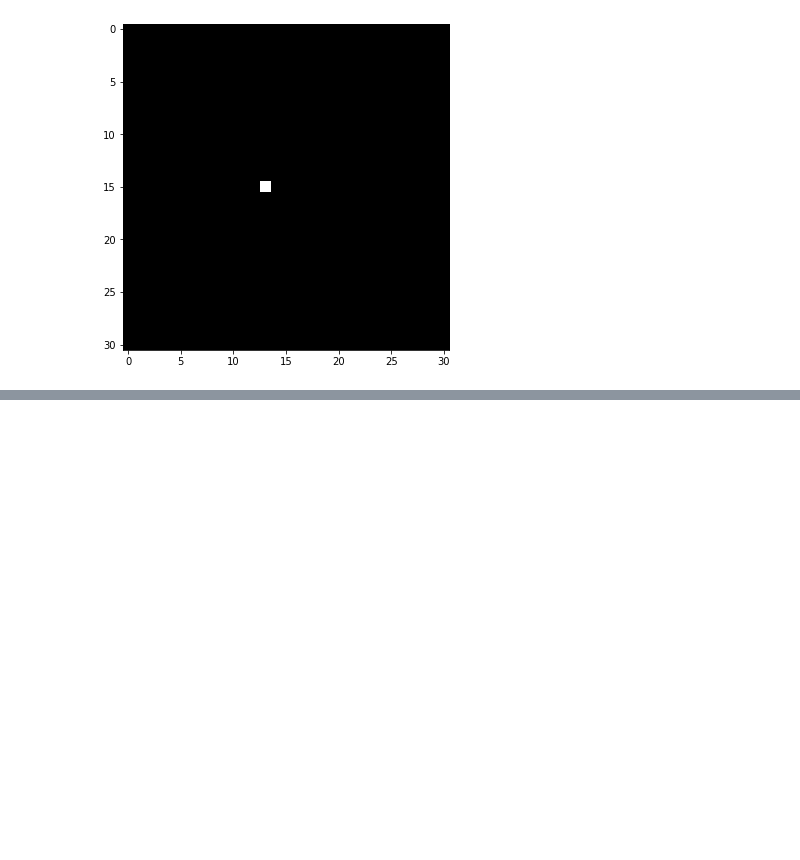
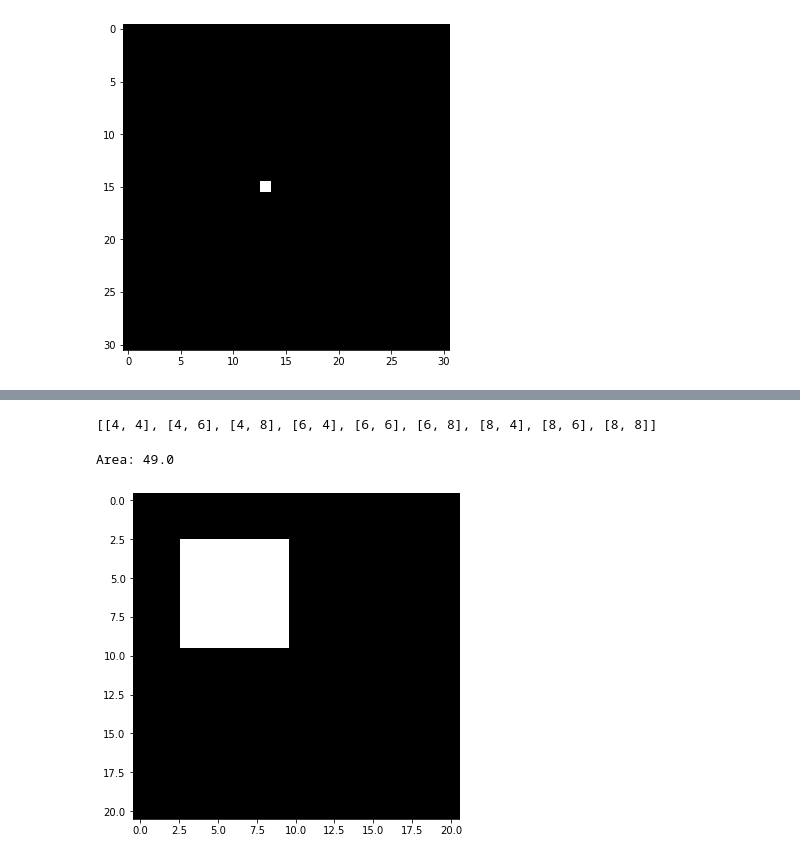
Before and after one commit to tranleanh/cnn-analysis, a Jupyter notebook: feature_pixel_to_input.ipynb, the cells around one changed output, grey strips where cells are left out. Saved outputs shown, nothing was run; the diff lists cells and outputs as text; code cells hidden in the pictures; blank space fills up the shorter version.

```diff
--- a/feature_pixel_to_input.ipynb
+++ b/feature_pixel_to_input.ipynb
@@ -147,0 +161,3 @@ Area in Layer 0: 121.0
+# %%
+def get_center_list(img):
+    return np.argwhere(img > 0)
@@ -147,0 +183,3 @@ Area in Layer 0: 121.0
+# %%
+center_lists = get_center_list(dummy)
+print(center_lists)
@@ -147,0 +196,11 @@ Area in Layer 0: 121.0
+# %%
+stride=2
+one_side = np.sqrt(len(center_lists))
+
+new_list = []
+
+index=0
+for i in range(int(one_side)):
+    for j in range(int(one_side)):
+        print(index, i, j, [center_lists[0][0]+i*stride, center_lists[0][1]+j*stride])
+        index+=1
@@ -147,0 +217,32 @@ Area in Layer 0: 121.0
+# %%
+def center_with_stride(center_lists, stride=2):
+    one_side = np.sqrt(len(center_lists))
+
+    new_list = []
+
+    index=0
+    for i in range(int(one_side)):
+        for j in range(int(one_side)):
+            new_list.append([center_lists[0][0]+i*stride, center_lists[0][1]+j*stride])
+            index+=1
+    return new_list
+# %%
+new_list = center_with_stride(center_lists, stride=2)
+print(new_list)
+# %% [output]
+[[4, 4], [4, 6], [4, 8], [6, 4], [6, 6], [6, 8], [8, 4], [8, 6], [8, 8]]
+# %%
+represented = black_img.copy()
+
+new_list = center_with_stride(center_lists, stride=2)
+for center_point in new_list:
+
+    represented = fixel_to_filter(represented, center_point)
+
+print("Area:", np.sum(represented))
+plt.figure(figsize = (10, 6))
+plt.imshow(represented, cmap="gray")
+plt.show()
+# %% [output]
+Area: 49.0
+[figure, added]
```
Also changed, not shown: parts of 11 cells of this notebook.
